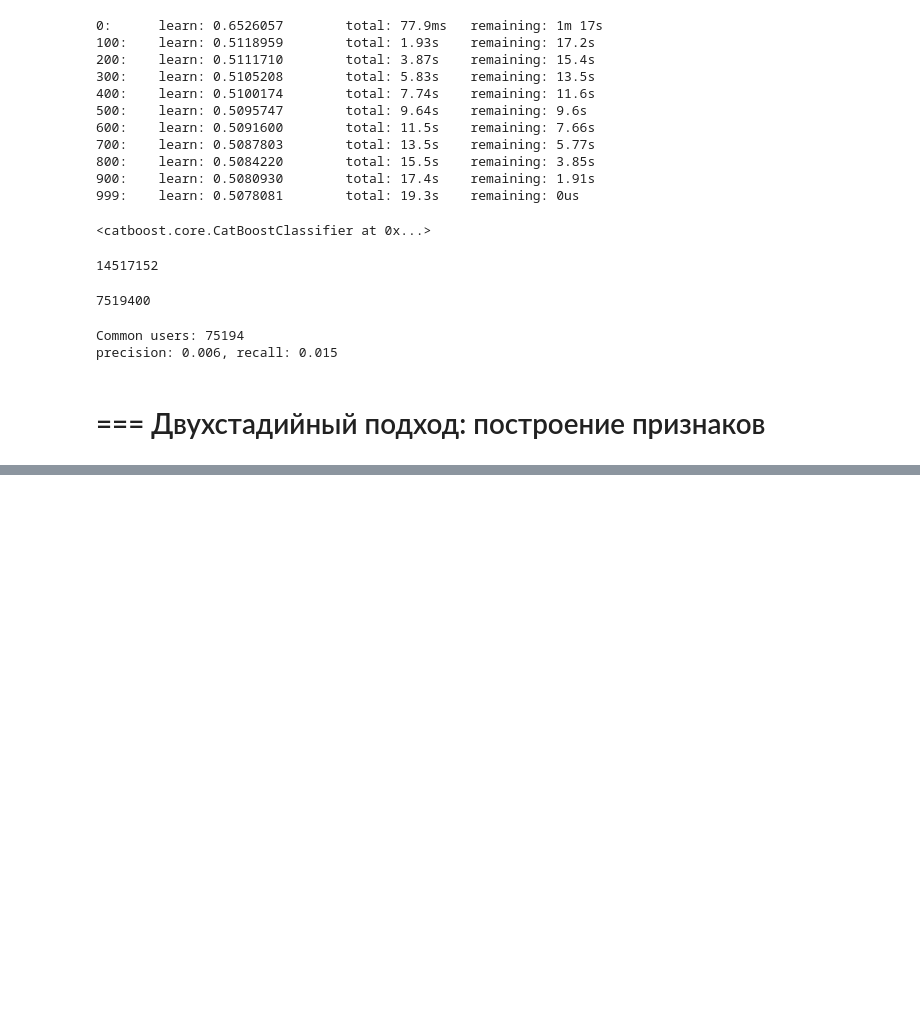
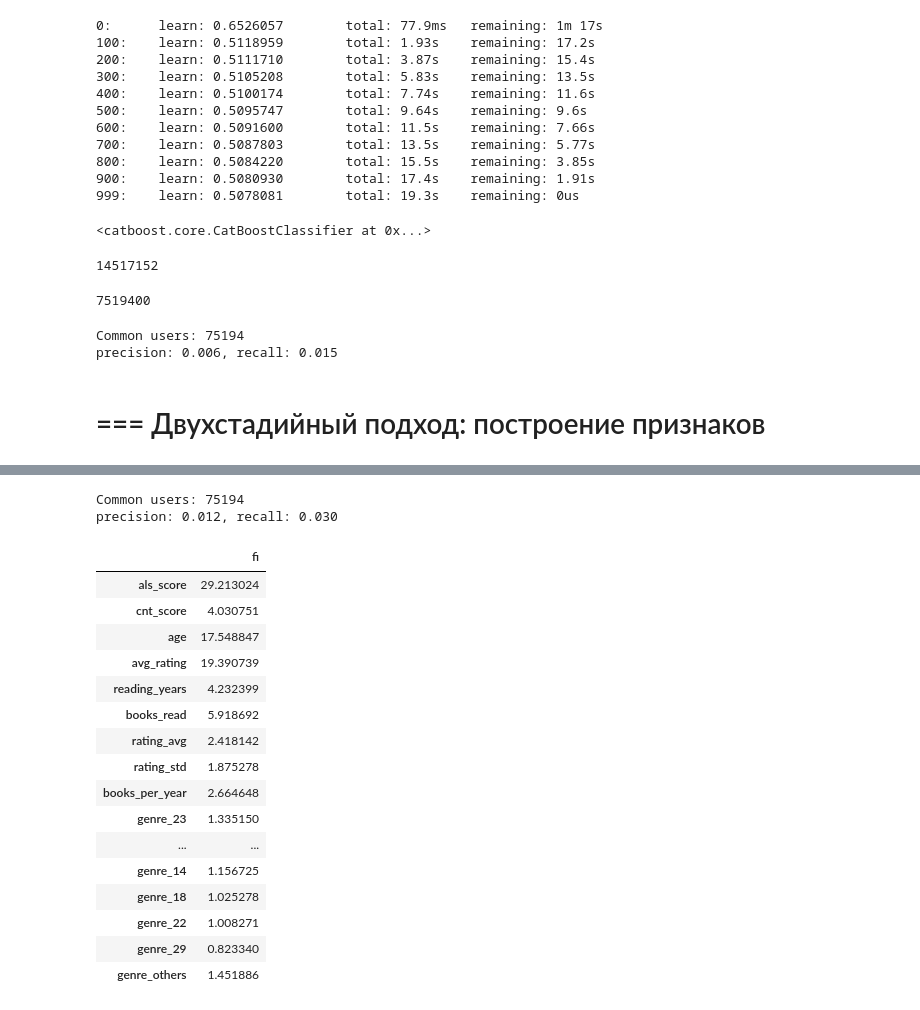
Before and after one commit to ujhmaster/mle-recsys-start, a Jupyter notebook: main_offline.ipynb, the cells around one changed output, grey strips where cells are left out. Saved outputs shown, nothing was run; the diff lists cells and outputs as text; code cells hidden in the pictures; blank space fills up the shorter version.

```diff
--- a/main_offline.ipynb
+++ b/main_offline.ipynb
@@ -1020,0 +1107,11 @@ precision: 0.006, recall: 0.015
+# %%
+def get_user_genres(events, items, item_genre_columns):
+    user_genres = (
+        events
+        .merge(items[["item_id"] + item_genre_columns], on="item_id", how="left")
+        .groupby("user_id")[item_genre_columns].mean()
+    )
+    return user_genres
+
+user_genres_for_train = get_user_genres(events_train, items, genre_columns)
+candidates_for_train = candidates_for_train.merge(user_genres_for_train, on="user_id", how="left")
@@ -1020,0 +1131,27 @@ precision: 0.006, recall: 0.015
+# %%
+from catboost import CatBoostClassifier, Pool
+
+# задаём имена колонок признаков и таргета
+features = ['als_score', 'cnt_score',
+    'age', 'avg_rating', 'reading_years', 'books_read',
+    'rating_avg', 'rating_std',
+    'books_per_year'] + genre_columns
+target = 'target'
+
+# создаём Pool
+train_data = Pool(
+    data=candidates_for_train[features],
+    label=candidates_for_train[target])
+
+# инициализируем модель CatBoostClassifier
+cb_model = CatBoostClassifier(
+    iterations=1000,
+    learning_rate=0.1,
+    depth=6,
+    loss_function='Logloss',
+    verbose=100,
+    random_seed=0,
+)
+
+# тренируем модель
+cb_model.fit(train_data)
@@ -1020,0 +1193,41 @@ precision: 0.006, recall: 0.015
+# %%
+# для экономии ресурсов оставим события только тех пользователей,
+# для которых следует оценить рекомендации
+events_inference = pd.concat([events_train, events_labels])
+events_inference = events_inference[events_inference["user_id"].isin(events_test_2["user_id"].drop_duplicates())]
+
+cb_events_recs_for_binary_metrics_5 = process_events_recs_for_binary_metrics(
+    events_inference,
+    events_test_2,
+    final_recommendations.rename(columns={"cb_score": "score"}),
+    top_k=5)
+
+cb_precision_5, cb_recall_5 = compute_cls_metrics(cb_events_recs_for_binary_metrics_5)
+
+print(f"precision: {cb_precision_5:.3f}, recall: {cb_recall_5:.3f}")
+# %% [output]
+Common users: 75194
+precision: 0.012, recall: 0.030
+# %%
+feature_importance = pd.DataFrame(cb_model.get_feature_importance(),
+    index=features,
+    columns=["fi"])
+feature_importance
+# %% [output]
+|  | fi |
+| als_score | 29.213024 |
+| cnt_score | 4.030751 |
+| age | 17.548847 |
+| avg_rating | 19.390739 |
+| reading_years | 4.232399 |
+| books_read | 5.918692 |
+| rating_avg | 2.418142 |
+| rating_std | 1.875278 |
+| books_per_year | 2.664648 |
+| genre_23 | 1.335150 |
+| ... | ... |
+| genre_14 | 1.156725 |
+| genre_18 | 1.025278 |
+| genre_22 | 1.008271 |
+| genre_29 | 0.823340 |
+| genre_others | 1.451886 |
```
Also changed, not shown: parts of 27 cells of this notebook, 4 other files.
